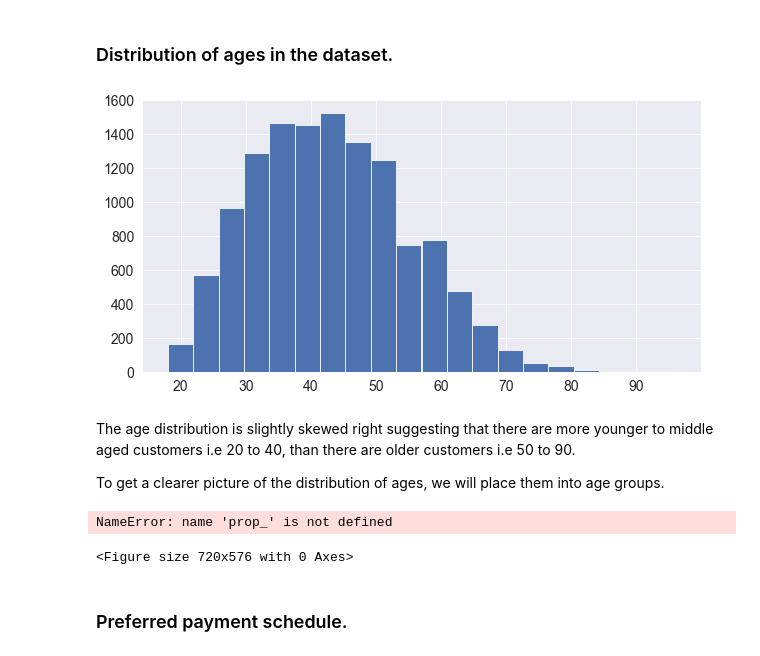
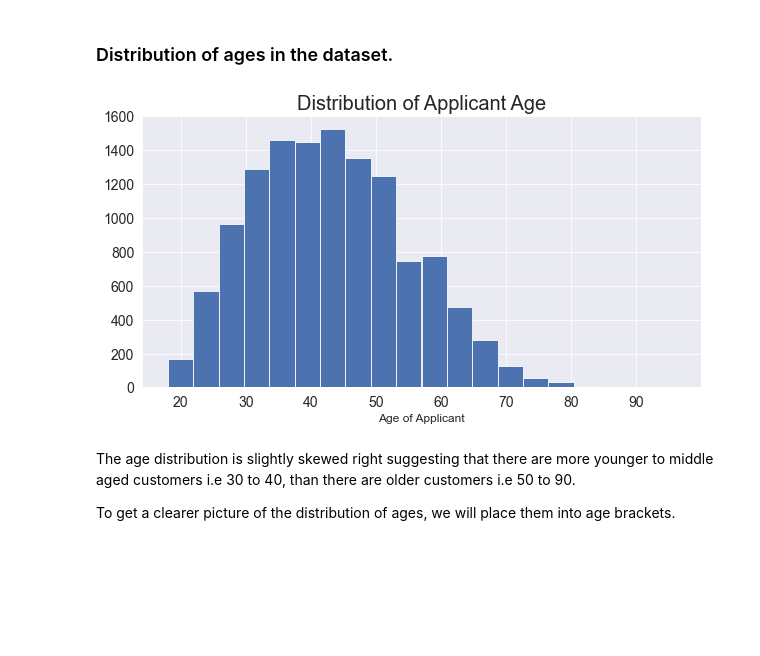
Before and after one commit to jjjeorgee/Datafest-2022-Datathon, a Jupyter notebook: DatafestAfrica ML Hackathon.ipynb, the cells around one changed output. Saved outputs shown, nothing was run; the diff lists cells and outputs as text; code cells hidden in the pictures; blank space fills up the shorter version.

```diff
--- a/DatafestAfrica ML Hackathon.ipynb
+++ b/DatafestAfrica ML Hackathon.ipynb
@@ -176,0 +196,2 @@ train_copy.sample(3)
+# %%
+train_copy['personal_account_duration'] = (train_copy['personal_account_y']*12) + train_copy['personal_account_m']
@@ -176,0 +225,2 @@ train_copy.sample(3)
+# %%
+train_copy = train_copy.astype({'Entry_id':'object'})
@@ -176,0 +254,4 @@ train_copy.sample(3)
+# %%
+train_copy.home_owner.replace({0:'No', 1:'Yes'}, inplace=True)
+train_copy.has_debt.replace({0:'No', 1:'Yes'}, inplace=True)
+train_copy.e_signed.replace({0:'No', 1:'Yes'}, inplace=True)
@@ -176,0 +279,2 @@ train_copy.sample(3)
+# %%
+train_copy['risk_score_n'] = (train_copy.risk_score / 100000)
@@ -208,29 +301,14 @@ memory usage: 2.2+ MB
 ### Distribution of ages in the dataset.
 # %%
 plt.figure(figsize=(10,5))
-plt.hist(train.age, color = base_color, bins = 20);
+plt.hist(train_copy.age, color = base_color, bins = 20);
 plt.yticks(fontsize=14)
-plt.xticks(fontsize=14);
+plt.xticks(fontsize=14)
+plt.xlabel('Age of Applicant', fontsize=12)
+plt.title('Distribution of Applicant Age', fontsize=20);
 # %% [output]
-[figure, old version]
+[figure, new version]
 # %% [markdown]
-The age distribution is slightly skewed right suggesting that there are more younger to middle aged customers i.e 20 to 40, than there are older customers i.e 50 to 90.
+The age distribution is slightly skewed right suggesting that there are more younger to middle aged customers i.e 30 to 40, than there are older customers i.e 50 to 90.
 
-To get a clearer picture of the distribution of ages, we will place them into age groups.
+To get a clearer picture of the distribution of ages, we will place them into age brackets.
-# %%
-bins= [10,20,30,40,50,60,70,80]
-labels = ['10-20','20-30','30-40','40-50','50-60', '60-70','70-80']
-train_copy['age_group'] = pd.cut(train_copy['age'], bins=bins, labels=labels, right=False)
-plt.figure(figsize=(10,8))
-
-tick_props, tick_names, var_sum = prop_(train_copy.age_group)
-sns.countplot(data=train_copy, x ='age_group', color=base_color);
-plt.ylabel('Proportion')
-plt.xlabel('Age Bracket', fontsize=12)
-plt.yticks(tick_props * var_sum, tick_names, fontsize=11);
-plt.xticks(fontsize=12);
-# %% [output]
-NameError: name 'prop_' is not defined
-<Figure size 720x576 with 0 Axes>
-# %% [markdown]
-### Preferred payment schedule.
```
Also changed, not shown: parts of 79 cells of this notebook.
